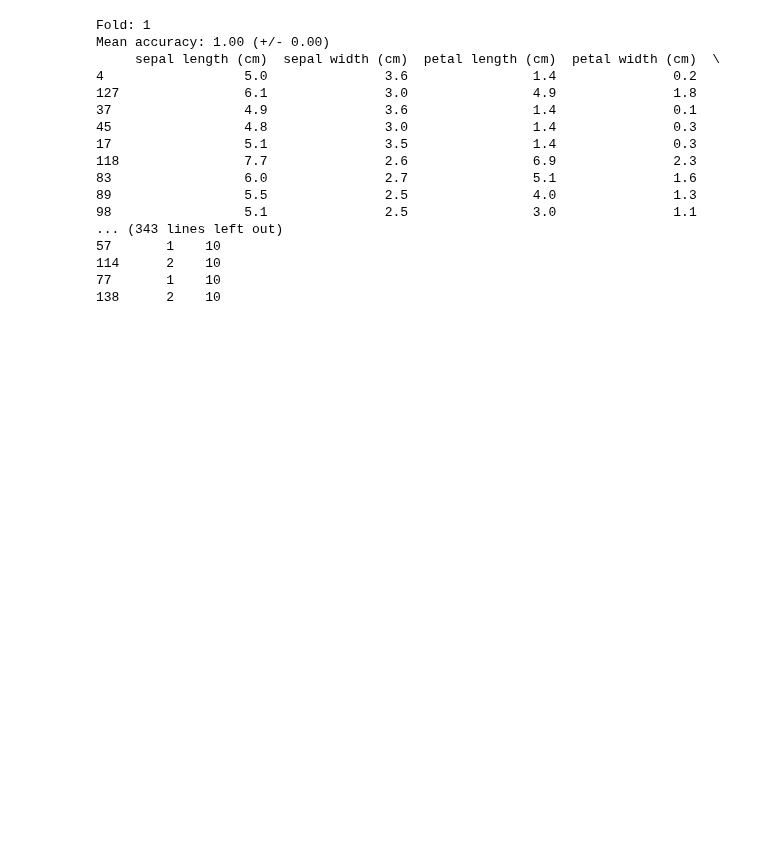
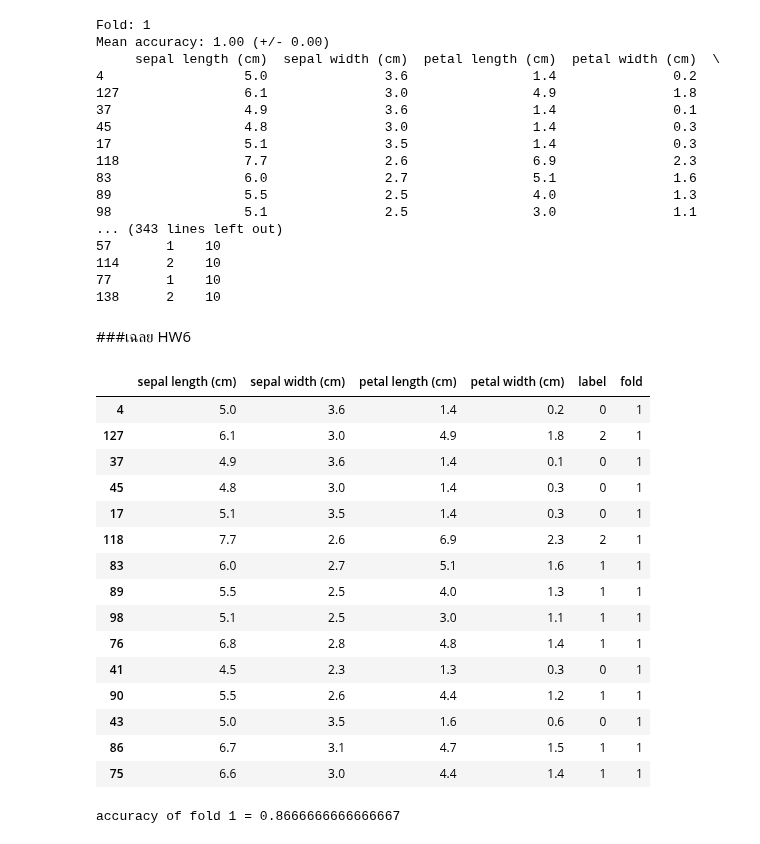
Before and after one commit to chutimaq/bsc_dpdm22, a Jupyter notebook: Performance_Evaluation.ipynb, the cells around one changed output. Drawn from its saved outputs; the diff is of its cells as text; code cells hidden in the pictures; blank space fills up the shorter version.

Commit message:
เฉลย Hw6

```diff
--- a/Performance_Evaluation.ipynb
+++ b/Performance_Evaluation.ipynb
@@ -202,3 +202,28 @@ Mean accuracy: 1.00 (+/- 0.00)
 114      2    10
 77       1    10
 138      2    10
+# %% [markdown]
+###เฉลย HW6
+# %%
+test_fold = 1
+test_data = shuffled_df[shuffled_df['fold']==test_fold]
+training_data = shuffled_df[shuffled_df['fold']!=1]
+# %%
+test_data
+# %% [output]
+|  | sepal length (cm) | sepal width (cm) | petal length (cm) | petal width (cm) | label | fold |
+| 4 | 5.0 | 3.6 | 1.4 | 0.2 | 0 | 1 |
+| 127 | 6.1 | 3.0 | 4.9 | 1.8 | 2 | 1 |
+| 37 | 4.9 | 3.6 | 1.4 | 0.1 | 0 | 1 |
+| 45 | 4.8 | 3.0 | 1.4 | 0.3 | 0 | 1 |
+| 17 | 5.1 | 3.5 | 1.4 | 0.3 | 0 | 1 |
+| 118 | 7.7 | 2.6 | 6.9 | 2.3 | 2 | 1 |
+| 83 | 6.0 | 2.7 | 5.1 | 1.6 | 1 | 1 |
+| 89 | 5.5 | 2.5 | 4.0 | 1.3 | 1 | 1 |
+| 98 | 5.1 | 2.5 | 3.0 | 1.1 | 1 | 1 |
+| 76 | 6.8 | 2.8 | 4.8 | 1.4 | 1 | 1 |
+| 41 | 4.5 | 2.3 | 1.3 | 0.3 | 0 | 1 |
+| 90 | 5.5 | 2.6 | 4.4 | 1.2 | 1 | 1 |
+| 43 | 5.0 | 3.5 | 1.6 | 0.6 | 0 | 1 |
+| 86 | 6.7 | 3.1 | 4.7 | 1.5 | 1 | 1 |
+| 75 | 6.6 | 3.0 | 4.4 | 1.4 | 1 | 1 |
@@ -204,0 +241,5 @@ Mean accuracy: 1.00 (+/- 0.00)
+# %%
+acc = accuracy_score(y_test,y_predict)
+print(f'accuracy of fold {test_fold} = {acc}')
+# %% [output]
+accuracy of fold 1 = 0.8666666666666667
```
Also changed, not shown: parts of 3 cells of this notebook.
